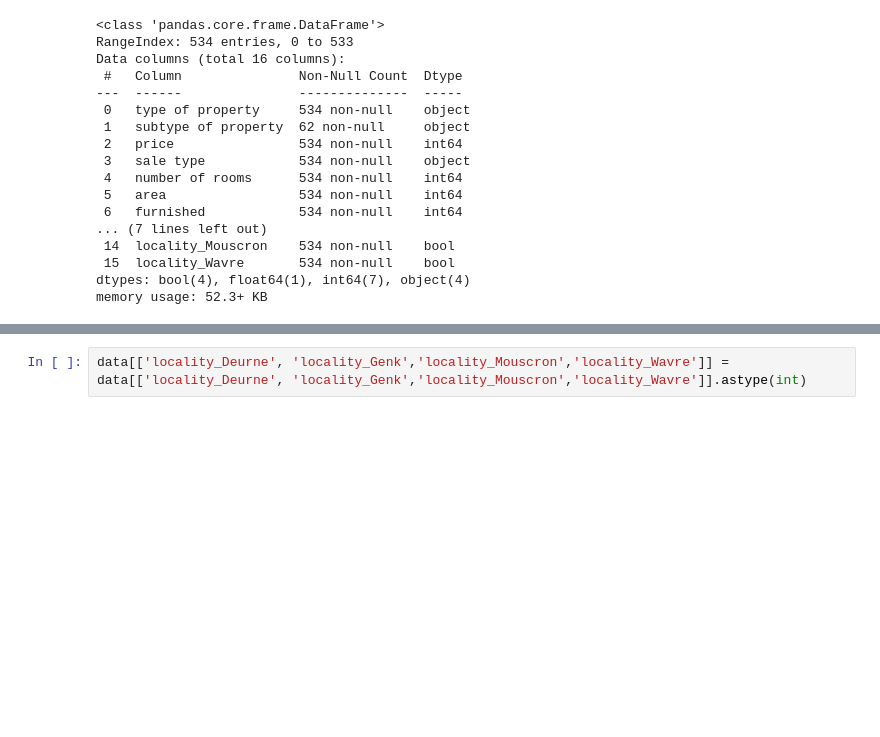
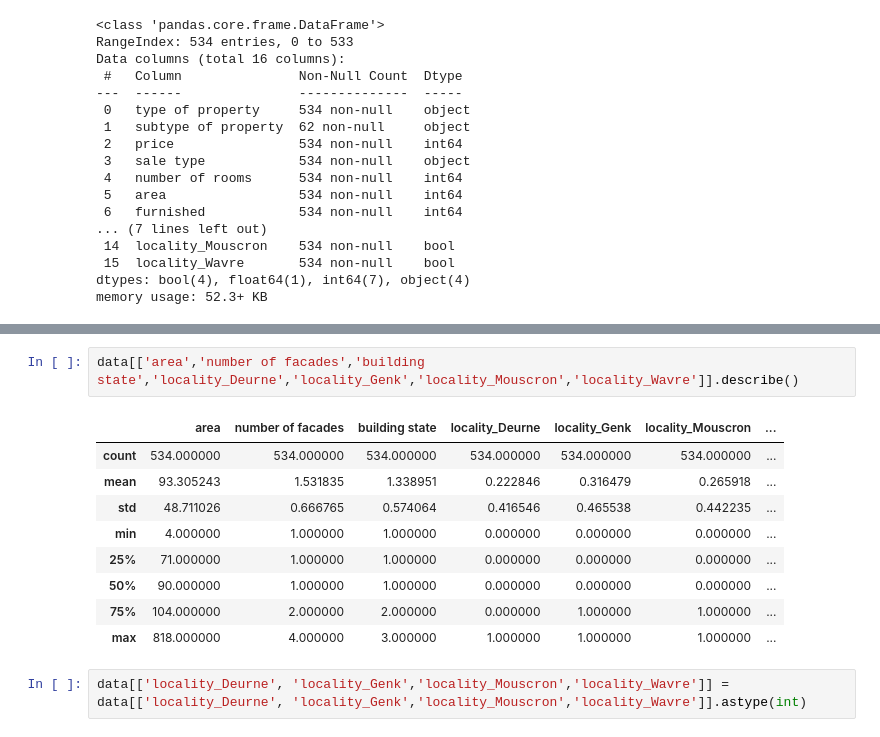
Before and after one commit to basdm96/Code-and-examples, a Jupyter notebook: Syntra2025/10_09_2025/Simple Linear Regression.ipynb, the cells around one changed output, grey strips where cells are left out. Cells and saved outputs as stored; diff of their text form; blank space fills up the shorter version.

```diff
--- a/Syntra2025/10_09_2025/Simple Linear Regression.ipynb
+++ b/Syntra2025/10_09_2025/Simple Linear Regression.ipynb
@@ -281,3 +281,15 @@ memory usage: 14.7 KB
+# %%
+data[['area','number of facades','building state','locality_Deurne','locality_Genk','locality_Mouscron','locality_Wavre']].describe()
+# %% [output]
+|  | area | number of facades | building state | locality_Deurne | locality_Genk | locality_Mouscron | ... |
+| count | 534.000000 | 534.000000 | 534.000000 | 534.000000 | 534.000000 | 534.000000 | ... |
+| mean | 93.305243 | 1.531835 | 1.338951 | 0.222846 | 0.316479 | 0.265918 | ... |
+| std | 48.711026 | 0.666765 | 0.574064 | 0.416546 | 0.465538 | 0.442235 | ... |
+| min | 4.000000 | 1.000000 | 1.000000 | 0.000000 | 0.000000 | 0.000000 | ... |
+| 25% | 71.000000 | 1.000000 | 1.000000 | 0.000000 | 0.000000 | 0.000000 | ... |
+| 50% | 90.000000 | 1.000000 | 1.000000 | 0.000000 | 0.000000 | 0.000000 | ... |
+| 75% | 104.000000 | 2.000000 | 2.000000 | 0.000000 | 1.000000 | 1.000000 | ... |
+| max | 818.000000 | 4.000000 | 3.000000 | 1.000000 | 1.000000 | 1.000000 | ... |
 # %%
 data[['locality_Deurne', 'locality_Genk','locality_Mouscron','locality_Wavre']] = data[['locality_Deurne', 'locality_Genk','locality_Mouscron','locality_Wavre']].astype(int)
 # %%
```
Also changed, not shown: parts of 8 cells of this notebook.
